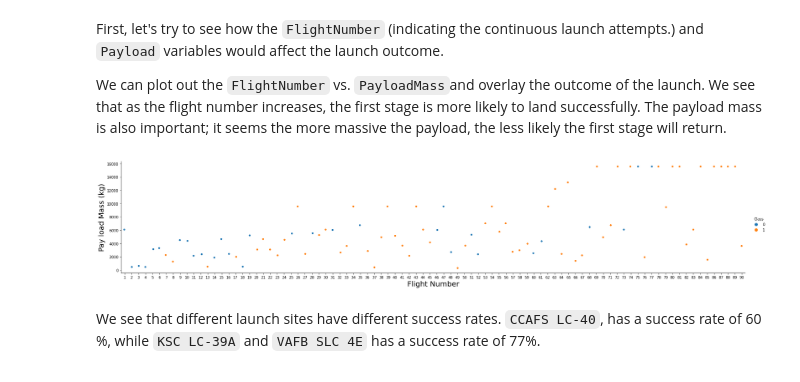
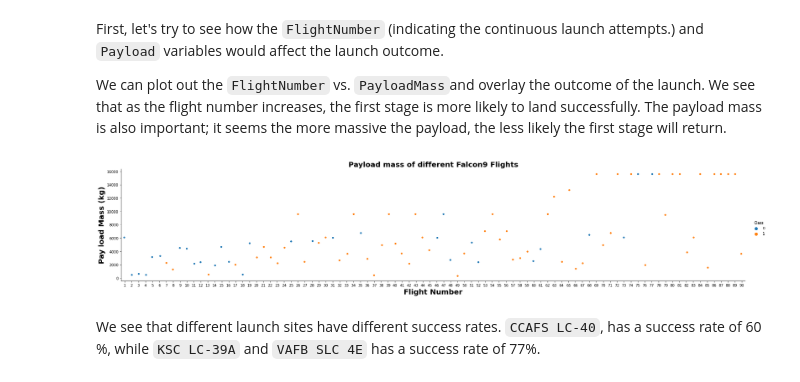
Before and after one commit to byvfx/ibm_ds_capstone, a Jupyter notebook: jupyter-labs-eda-dataviz.ipynb, the cells around one changed output. Saved outputs shown, nothing was run; the diff lists cells and outputs as text; code cells hidden in the pictures.

```diff
--- a/jupyter-labs-eda-dataviz.ipynb
+++ b/jupyter-labs-eda-dataviz.ipynb
@@ -68,11 +68,12 @@ First, let's try to see how the `FlightNumber` (indicating the continuous launch
 We can plot out the <code>FlightNumber</code> vs. <code>PayloadMass</code>and overlay the outcome of the launch. We see that as the flight number increases, the first stage is more likely to land successfully. The payload mass is also important; it seems the more massive the payload, the less likely the first stage will return.
 # %%
 sns.catplot(y="PayloadMass", x="FlightNumber", hue="Class", data=df, aspect = 5)
-plt.xlabel("Flight Number",fontsize=20)
-plt.ylabel("Pay load Mass (kg)",fontsize=20)
+plt.title("Payload mass of different Falcon9 Flights",fontsize=20,fontweight='bold')
+plt.xlabel("Flight Number",fontsize=20, fontweight='bold')
+plt.ylabel("Pay load Mass (kg)",fontsize=20, fontweight='bold')
 plt.show()
 # %% [output]
-[figure, old version]
+[figure, new version]
 # %% [markdown]
 We see that different launch sites have different success rates.  <code>CCAFS LC-40</code>, has a success rate of 60 %, while  <code>KSC LC-39A</code> and <code>VAFB SLC 4E</code> has a success rate of 77%.
 # %% [markdown]
```
Also changed, not shown: parts of 6 cells of this notebook.
